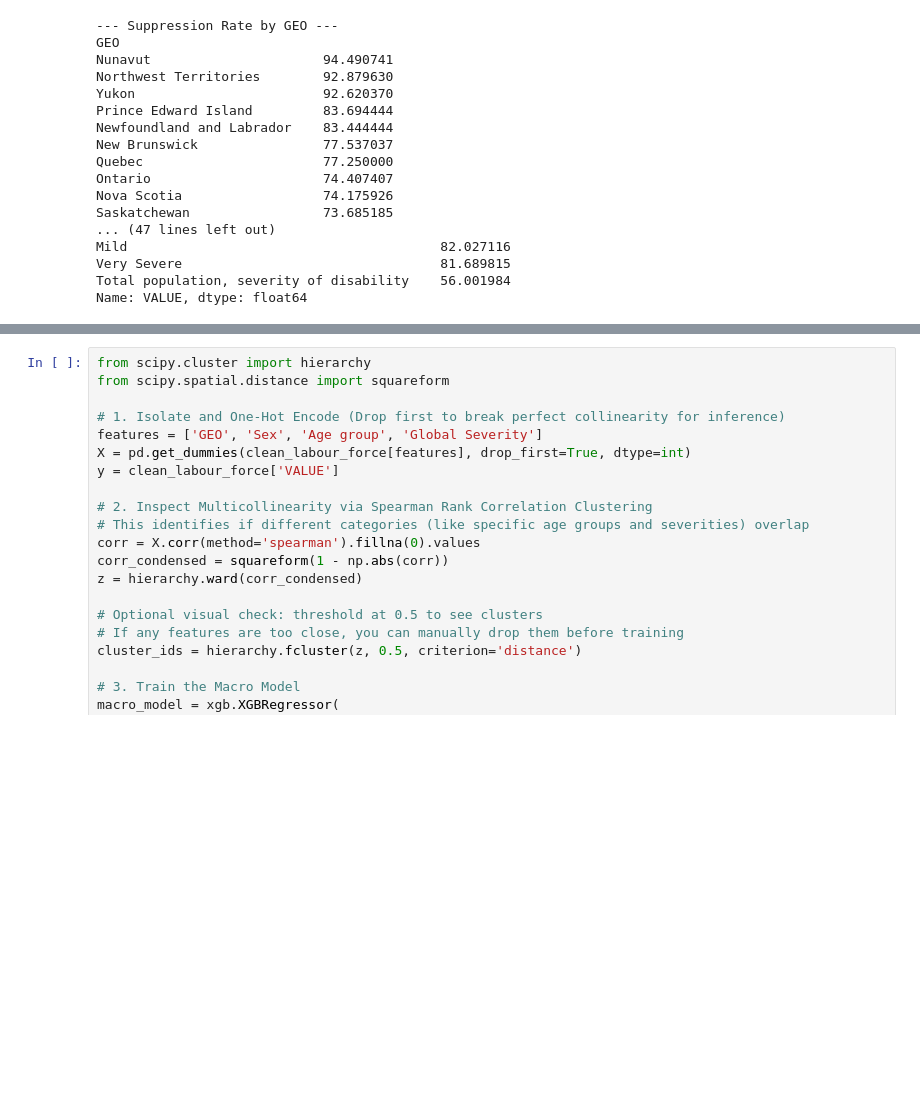
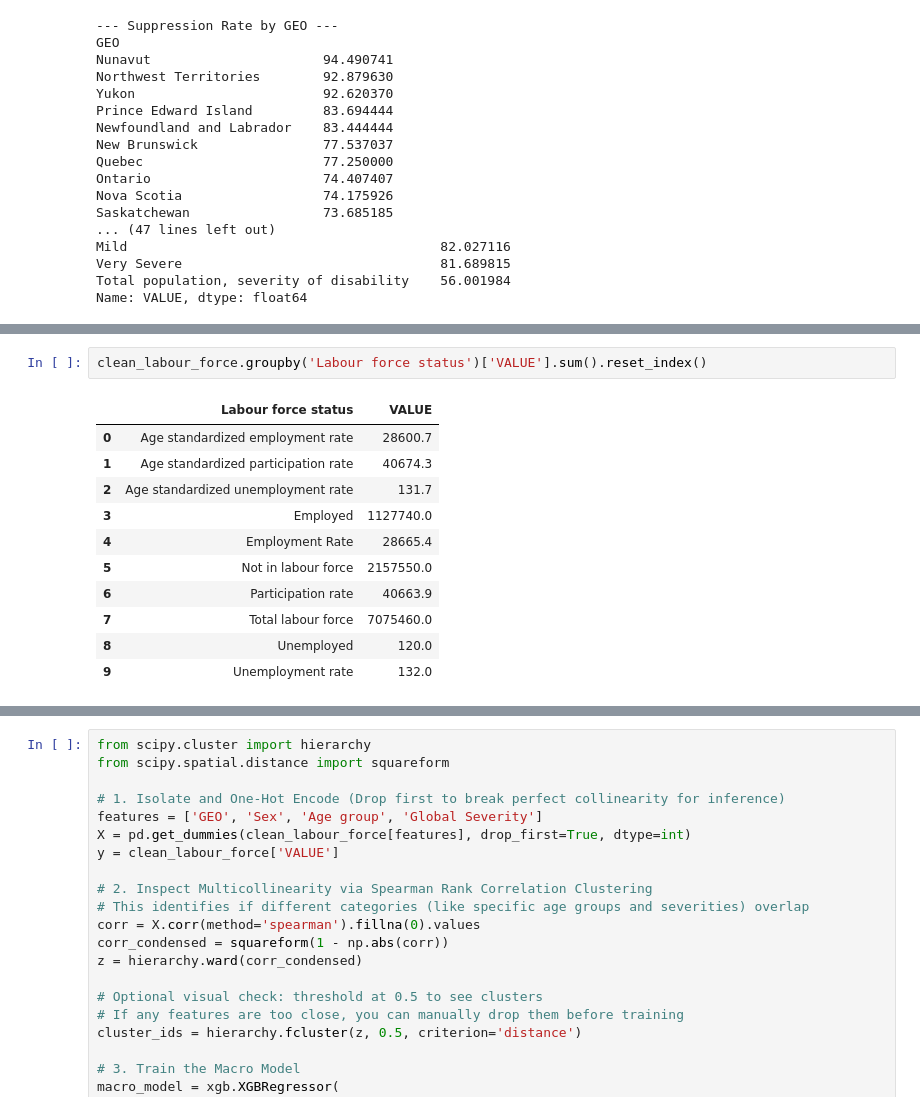
Before and after one commit to diverse-data-hub/diverse-data-hub.github.io, a Jupyter notebook: scripts/labour_force.ipynb, the cells around one changed output, grey strips where cells are left out. Drawn from its saved outputs; the diff is of its cells as text; blank space fills up the shorter version.

```diff
--- a/scripts/labour_force.ipynb
+++ b/scripts/labour_force.ipynb
@@ -231,0 +333,14 @@ plt.show()
+# %%
+clean_labour_force.groupby('Labour force status')['VALUE'].sum().reset_index()
+# %% [output]
+|  | Labour force status | VALUE |
+| 0 | Age standardized employment rate | 28600.7 |
+| 1 | Age standardized participation rate | 40674.3 |
+| 2 | Age standardized unemployment rate | 131.7 |
+| 3 | Employed | 1127740.0 |
+| 4 | Employment Rate | 28665.4 |
+| 5 | Not in labour force | 2157550.0 |
+| 6 | Participation rate | 40663.9 |
+| 7 | Total labour force | 7075460.0 |
+| 8 | Unemployed | 120.0 |
+| 9 | Unemployment rate | 132.0 |
```
Also changed, not shown: parts of 25 cells of this notebook, 1 other file.
